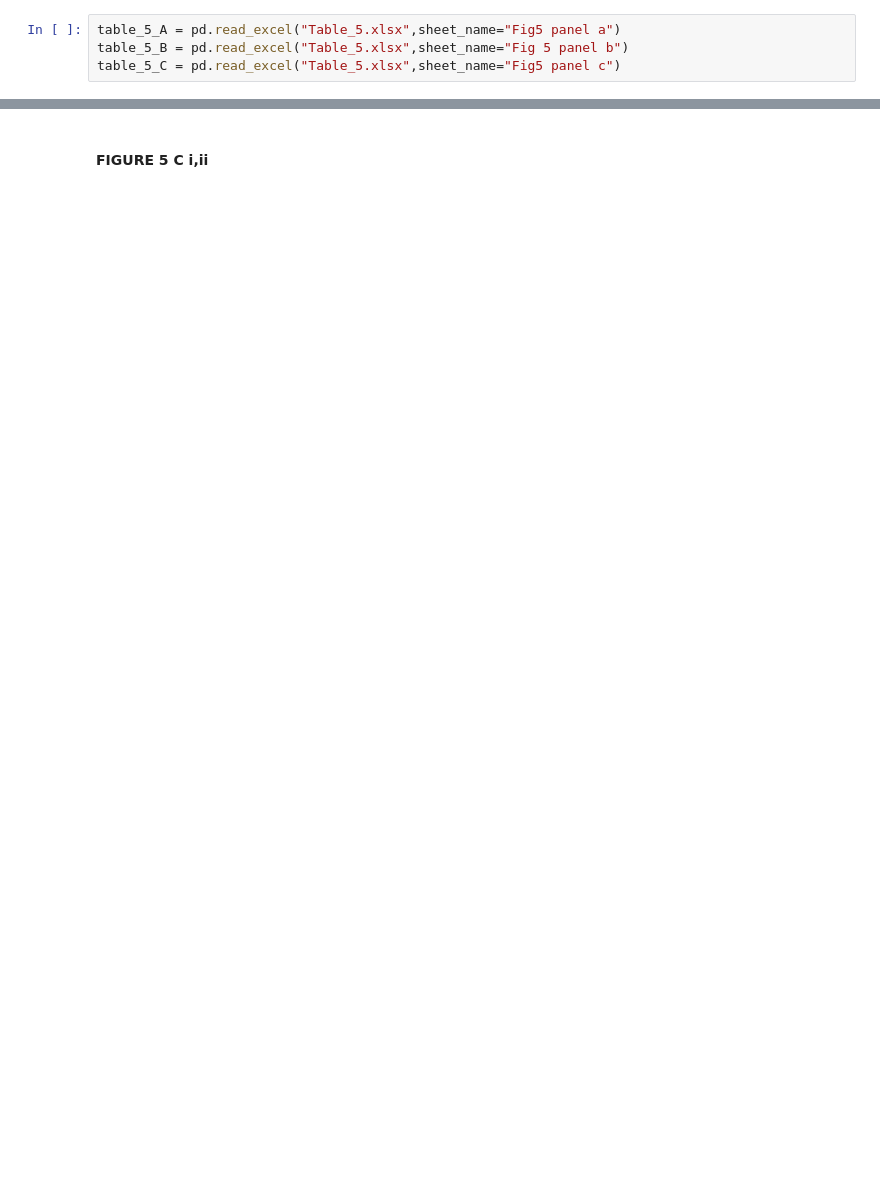
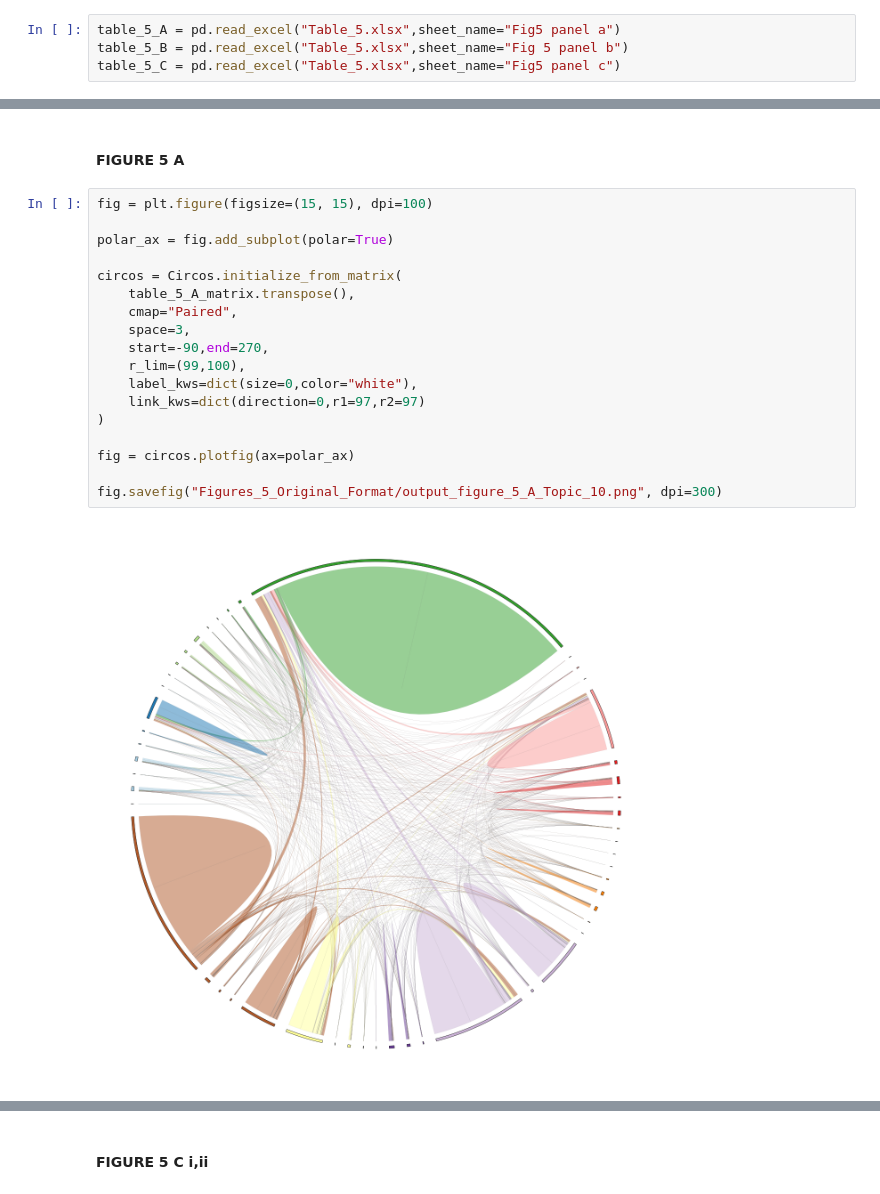
Before and after one commit to SinaBerkGolech/Metabolomics_Seminar_Topic_10, a Jupyter notebook: Figure_5/Figure_5.ipynb, the cells around one changed output, grey strips where cells are left out. Saved outputs shown, nothing was run; the diff lists cells and outputs as text; blank space fills up the shorter version.

```diff
--- a/Figure_5/Figure_5.ipynb
+++ b/Figure_5/Figure_5.ipynb
@@ -180,0 +53,22 @@ abc.transpose()
+# %% [markdown]
+#### FIGURE 5 A
+# %%
+fig = plt.figure(figsize=(15, 15), dpi=100)
+
+polar_ax = fig.add_subplot(polar=True)
+
+circos = Circos.initialize_from_matrix(
+    table_5_A_matrix.transpose(),
+    cmap="Paired",
+    space=3,
+    start=-90,end=270,
+    r_lim=(99,100),
+    label_kws=dict(size=0,color="white"),
+    link_kws=dict(direction=0,r1=97,r2=97)
+)
+
+fig = circos.plotfig(ax=polar_ax)
+
+fig.savefig("Figures_5_Original_Format/output_figure_5_A_Topic_10.png", dpi=300)
+# %% [output]
+[figure, added]
```
Also changed, not shown: parts of 35 cells of this notebook, 19 other files.
